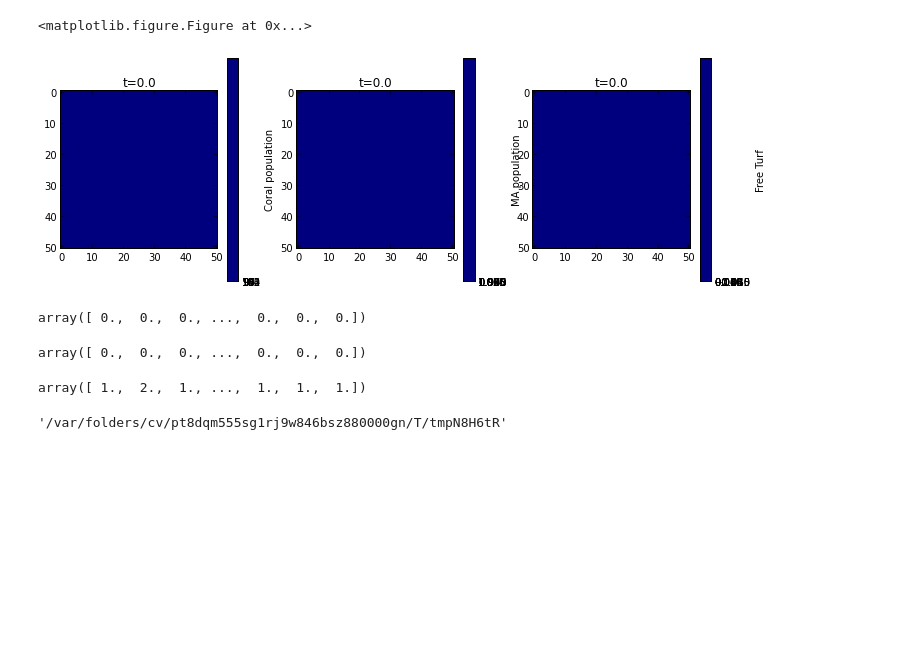
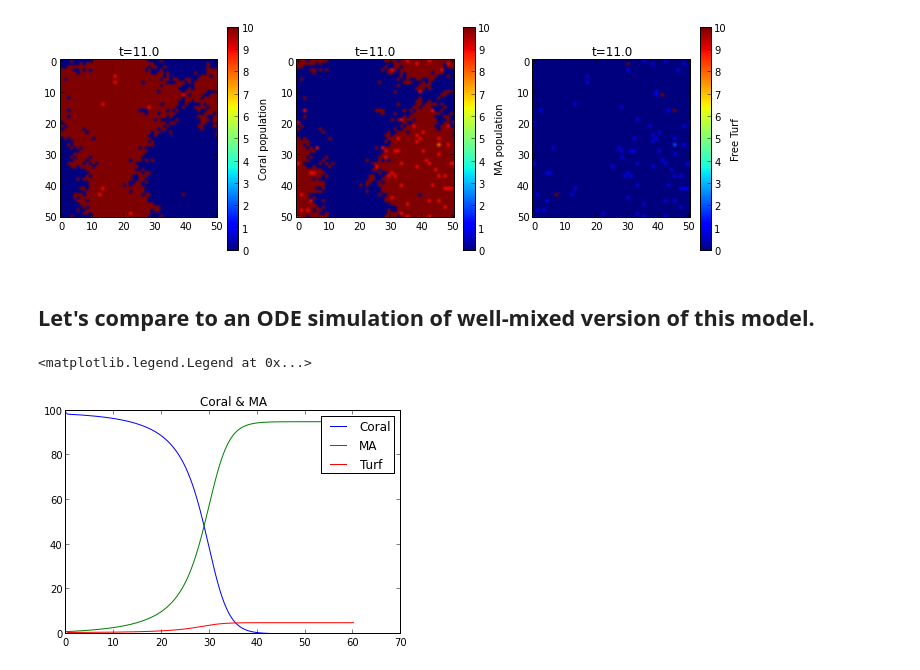
Before and after one commit to ahellander/pyurdme, a Jupyter notebook: examples/coral_reef/Coral Model.ipynb, the cells around one changed output. Drawn from its saved outputs; the diff is of its cells as text; code cells hidden in the pictures; blank space fills up the shorter version.

Commit message:
Coral Model complete

```diff
--- a/examples/coral_reef/Coral Model.ipynb
+++ b/examples/coral_reef/Coral Model.ipynb
@@ -127,9 +109,8 @@ class CoralReef(pyurdme.URDMEModel):
         #self.timespan(numpy.linspace(0,5,72)) #5 years, by months
         self.timespan(numpy.linspace(0,11,66)) #10 years, by 2 months
 # %%
-model = CoralReef(version=1)
-solver = NSMSolver(model)
-result = solver.run()
+model = CoralReef()
+%time result = model.run()
 # %% [output]
 DEBUG:UFL:No integrals left after transformation, returning empty form.
 DEBUG:FFC:Reusing form from cache.
@@ -158,46 +141,31 @@ num_vox = len(x_vals)
 # %%
 #heatmap
 plt.figure(figsize=(12,6), dpi=100)
 plt.figure(1)
-for tndx, tval in enumerate(model.tspan[0:1]):
+for tndx, tval in enumerate(model.tspan):
     plt.figure(figsize=(12,4), dpi=100)
     plt.subplot(1,3,1)
     heatmap, xedges, yedges = np.histogram2d(x=x_vals, y=y_vals, weights=C_vals[tndx,:], bins=int(sqrt(num_vox)))
     plt.imshow(heatmap)
     cb = plt.colorbar()
     cb.set_label('Coral population')
     plt.title('t={0}'.format(tval))
     plt.subplot(1,3,2)
     heatmap, xedges, yedges = np.histogram2d(x=x_vals, y=y_vals, weights=MA_vals[tndx,:], bins=int(sqrt(num_vox)))
     plt.imshow(heatmap)
     cb = plt.colorbar()
     cb.set_label('MA population')
     plt.title('t={0}'.format(tval))
     plt.subplot(1,3,3)
     heatmap, xedges, yedges = np.histogram2d(x=x_vals, y=y_vals, weights=Turf_vals[tndx,:], bins=int(sqrt(num_vox)))
     plt.imshow(heatmap)
     cb = plt.colorbar()
     cb.set_label('Free Turf')
     plt.title('t={0}'.format(tval))
     clear_output()
     plt.show()
     time.sleep(.01)
 # %% [output]
-<matplotlib.figure.Figure at 0x...>
-[figure, old version]
+[figure, new version]
-# %%
-C_vals[1,:]
-# %% [output]
-array([ 0.,  0.,  0., ...,  0.,  0.,  0.])
-# %%
-Turf_vals[1,:]
-# %% [output]
-array([ 0.,  0.,  0., ...,  0.,  0.,  0.])
-# %%
-MA_vals[1,:]
-# %% [output]
-array([ 1.,  2.,  1., ...,  1.,  1.,  1.])
-# %%
-solver.solver_base_dir
-# %% [output]
-'/var/folders/cv/pt8dqm555sg1rj9w846bsz880000gn/T/tmpN8H6tR'
+# %% [markdown]
+## Let's compare to an ODE simulation of well-mixed version of this model.
@@ -203,0 +190,20 @@ solver.solver_base_dir
+# %%
+solver = ode(coral_ode).set_integrator('vode', method='bdf', order=15, atol=1e-6)
+rp0 = ([99.0, 1.0, 0.0, 0.0, 0.0]) # starting function
+solver.set_initial_value(rp0, 0)
+T = 60
+dt = T/5000.
+rp = []; t = []
+while solver.successful() and solver.t <= T:
+    solver.integrate(solver.t + dt)
+    rp.append(solver.y); t.append(solver.t)
+
+# Plotting
+rp = np.array(rp)
+plt.figure()
+plt.plot(t, rp[:,  0], t, rp[:, 1], t, rp[:,4])
+plt.title("Coral & MA")
+plt.legend(['Coral','MA','Turf'])
+# %% [output]
+<matplotlib.legend.Legend at 0x...>
+[figure, added]
```
Also changed, not shown: parts of 5 cells of this notebook, 2 other files.
